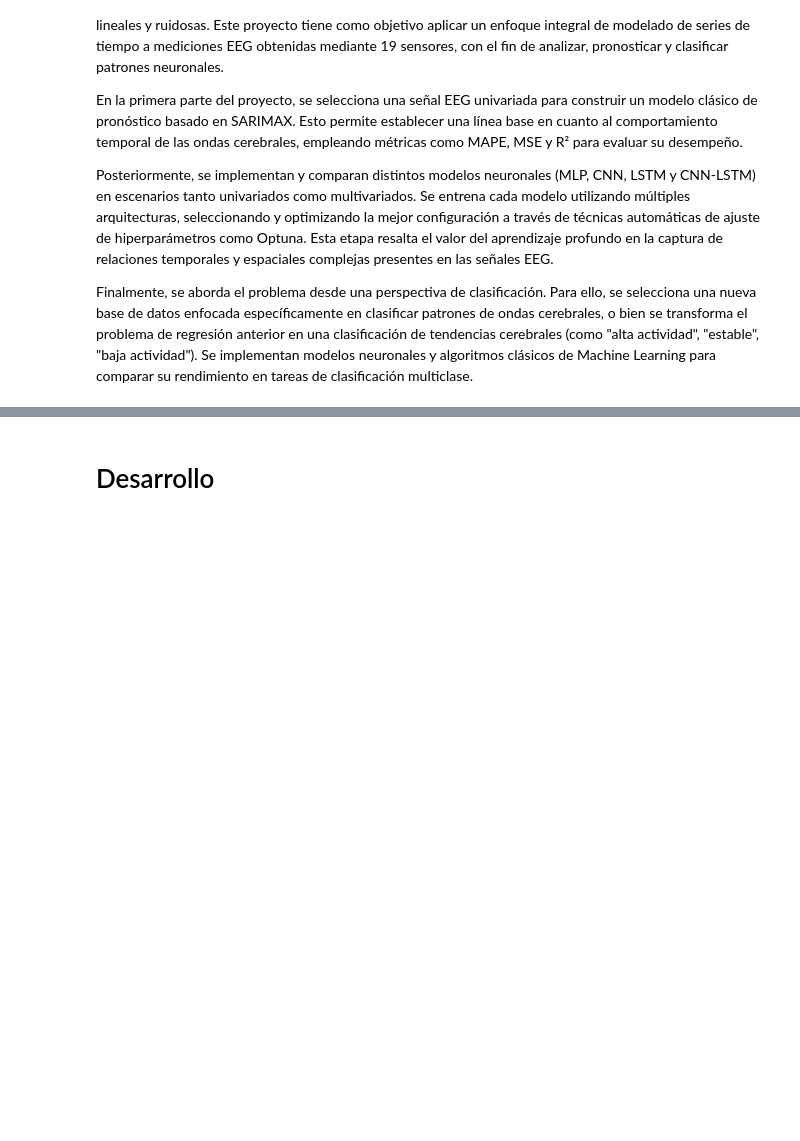
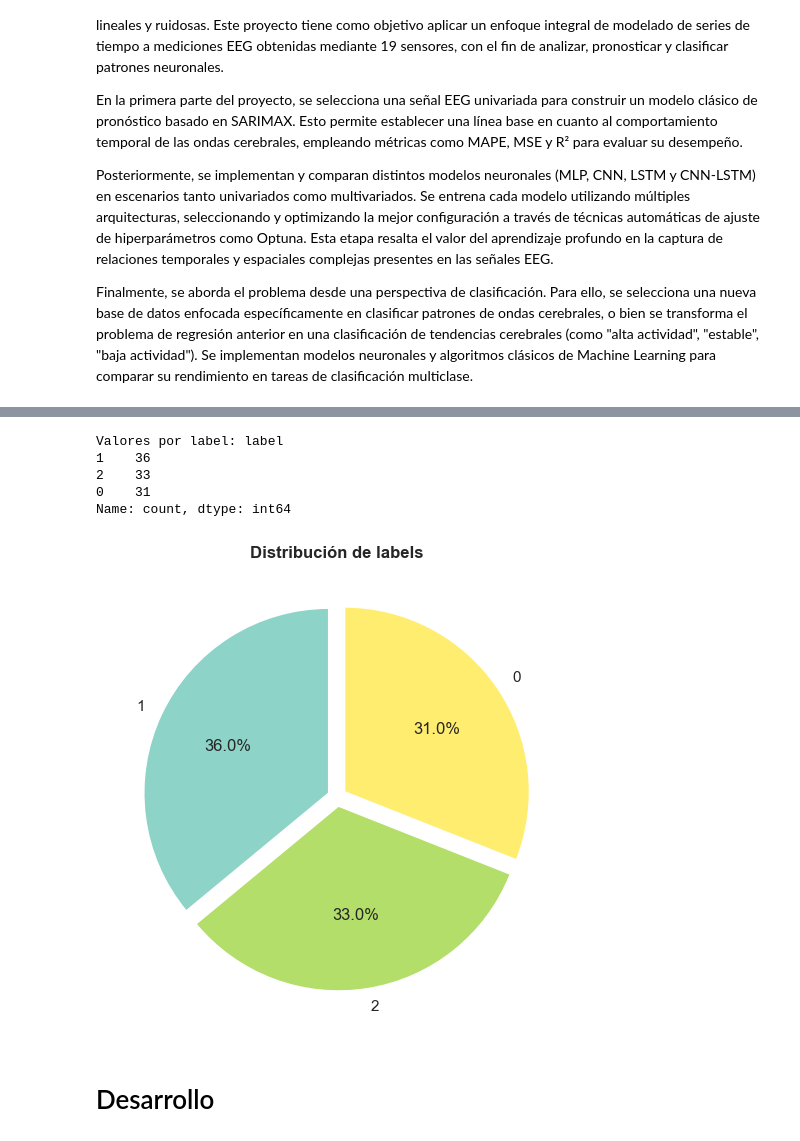
Before and after one commit to Marcelaqprz/mnl_proyecto, a Jupyter notebook: ProyectoFinalMnl.ipynb, the cells around one changed output, grey strips where cells are left out. Cells and saved outputs as stored; diff of their text form; code cells hidden in the pictures; blank space fills up the shorter version.

```diff
--- a/ProyectoFinalMnl.ipynb
+++ b/ProyectoFinalMnl.ipynb
@@ -96,3 +174,21 @@ Name: count, dtype: int64
+# %%
+counts = df['label'].value_counts()
+
+print(f"Valores por label: {counts}")
+
+plt.figure(figsize=(6,6))
+counts.plot.pie(autopct='%1.1f%%', startangle=90, cmap='Set3', explode=[0.05]*len(counts))
+plt.title('Distribución de labels', fontweight='bold')
+plt.ylabel('')
+
+plt.show()
+# %% [output]
+Valores por label: label
+1    36
+2    33
+0    31
+Name: count, dtype: int64
+[figure, added]
 # %% [markdown]
 # Desarrollo
 # %% [markdown]
```
Also changed, not shown: parts of 67 cells of this notebook, 4 other files.
